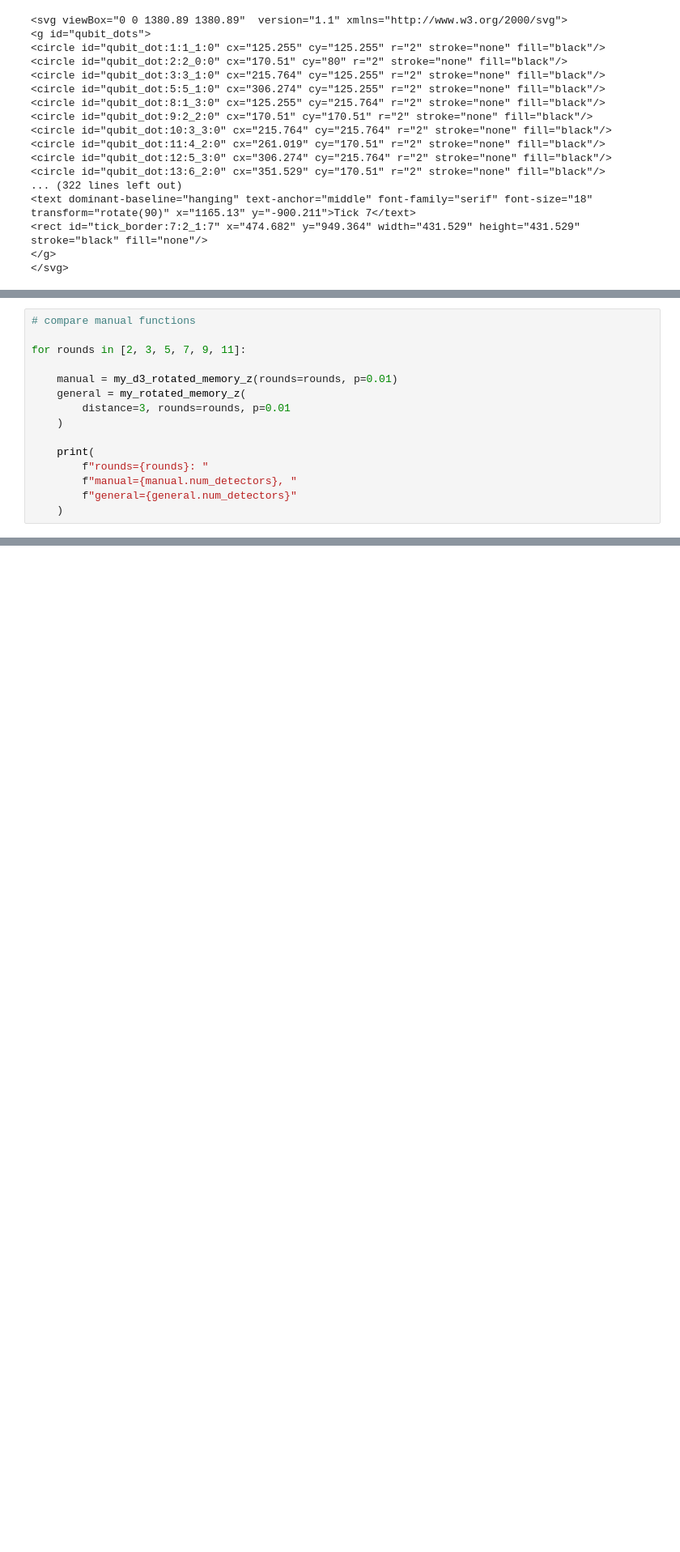
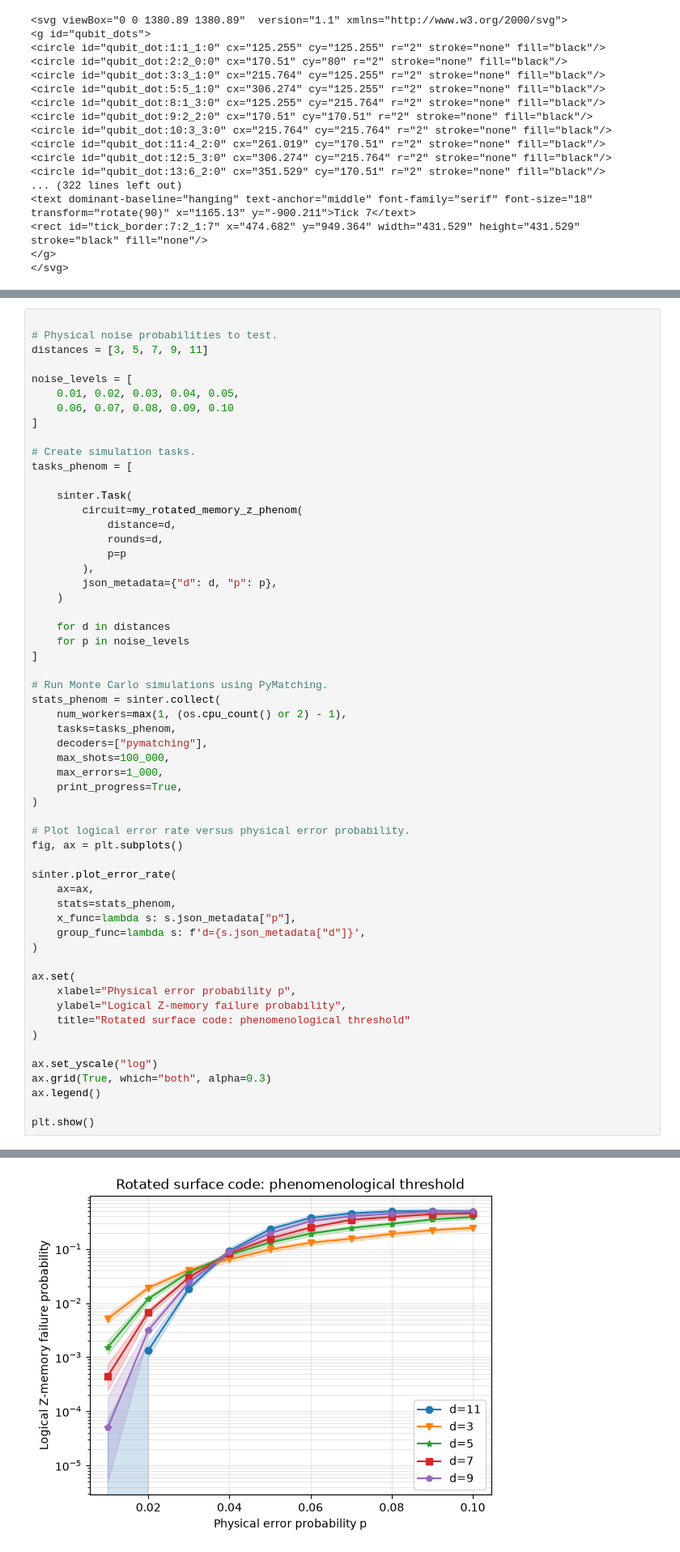
Before and after one commit to richarddengli/quantum-error-correction, a Jupyter notebook: surface_code_memory_experiment_exercise.ipynb, the cells around one changed output, grey strips where cells are left out. Shown at 81% size. Drawn from its saved outputs; the diff is of its cells as text; blank space fills up the shorter version.

```diff
--- a/surface_code_memory_experiment_exercise.ipynb
+++ b/surface_code_memory_experiment_exercise.ipynb
@@ -968,15 +1079,0 @@ d=11: logical error rate = 0.000000
-# %%
-# compare manual functions
-
-for rounds in [2, 3, 5, 7, 9, 11]:
-
-    manual = my_d3_rotated_memory_z(rounds=rounds, p=0.01)
-    general = my_rotated_memory_z(
-        distance=3, rounds=rounds, p=0.01
-    )
-
-    print(
-        f"rounds={rounds}: "
-        f"manual={manual.num_detectors}, "
-        f"general={general.num_detectors}"
-    )
@@ -999,0 +1349,58 @@ Next steps:
+# %%
+
+# Physical noise probabilities to test.
+distances = [3, 5, 7, 9, 11]
+
+noise_levels = [
+    0.01, 0.02, 0.03, 0.04, 0.05,
+    0.06, 0.07, 0.08, 0.09, 0.10
+]
+
+# Create simulation tasks.
+tasks_phenom = [
+
+    sinter.Task(
+        circuit=my_rotated_memory_z_phenom(
+            distance=d,
+            rounds=d,
+            p=p
+        ),
+        json_metadata={"d": d, "p": p},
+    )
+
+    for d in distances
+    for p in noise_levels
+]
+
+# Run Monte Carlo simulations using PyMatching.
+stats_phenom = sinter.collect(
+    num_workers=max(1, (os.cpu_count() or 2) - 1),
+    tasks=tasks_phenom,
+    decoders=["pymatching"],
+    max_shots=100_000,
+    max_errors=1_000,
+    print_progress=True,
+)
+
+# Plot logical error rate versus physical error probability.
+fig, ax = plt.subplots()
+
+sinter.plot_error_rate(
+    ax=ax,
+    stats=stats_phenom,
+    x_func=lambda s: s.json_metadata["p"],
+    group_func=lambda s: f'd={s.json_metadata["d"]}',
+)
+
+ax.set(
+    xlabel="Physical error probability p",
+    ylabel="Logical Z-memory failure probability",
+    title="Rotated surface code: phenomenological threshold"
+)
+
+ax.set_yscale("log")
+ax.grid(True, which="both", alpha=0.3)
+ax.legend()
+
+plt.show()
+# %% [output]
@@ -999,0 +1424 @@ Next steps:
+[figure, added]
```
Also changed, not shown: parts of 30 cells of this notebook.
